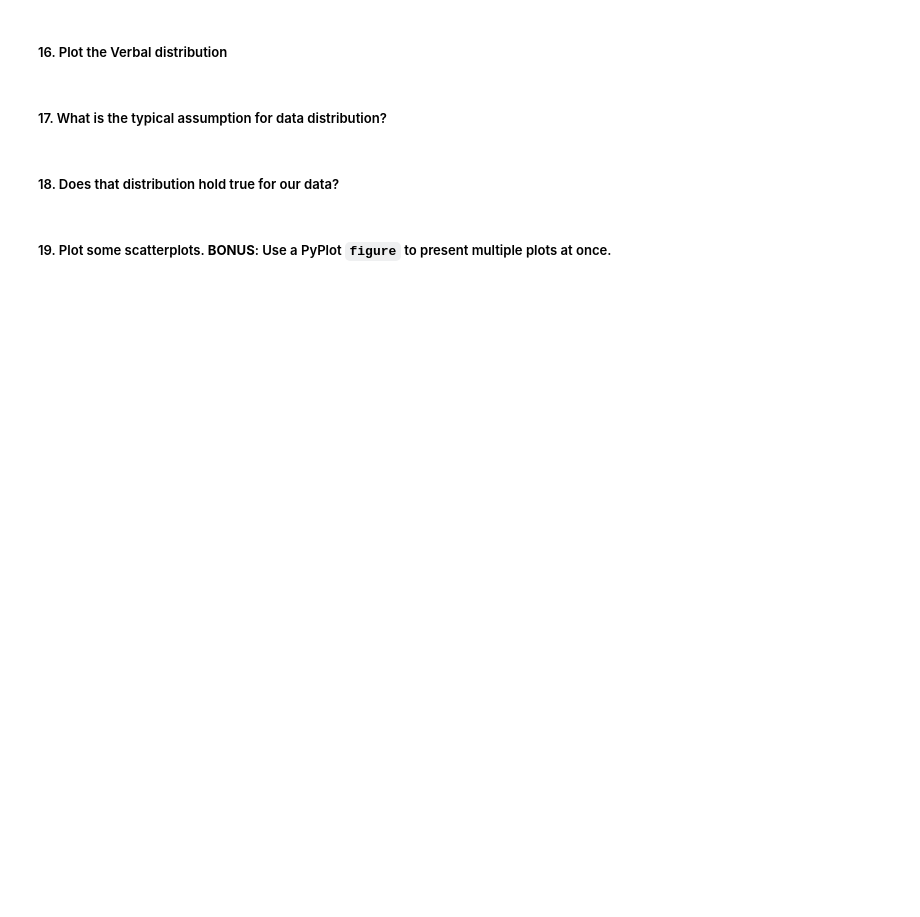
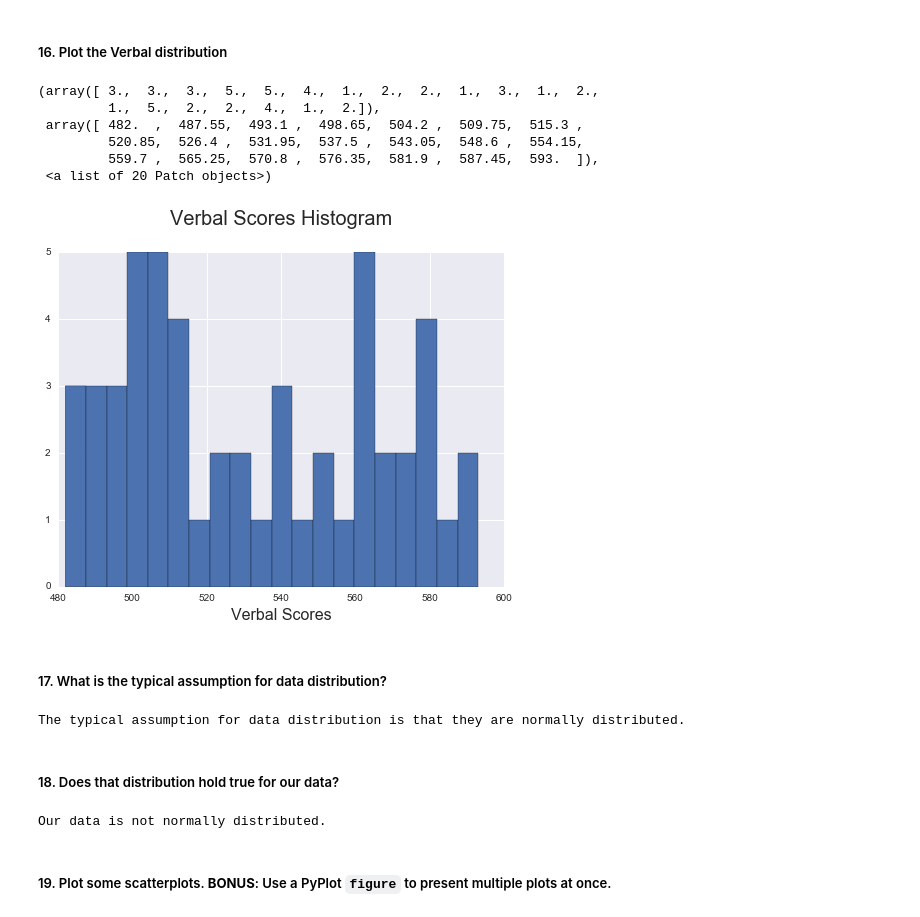
Before and after one commit to sanglee1214/Pandas, a Jupyter notebook: Project/Project 1/starter-code/project_1.ipynb, the cells around one changed output. Saved outputs shown, nothing was run; the diff lists cells and outputs as text; code cells hidden in the pictures; blank space fills up the shorter version.

```diff
--- a/Project/Project 1/starter-code/project_1.ipynb
+++ b/Project/Project 1/starter-code/project_1.ipynb
@@ -166,8 +227,30 @@ mathColumn
 # %% [markdown]
 ##### 16. Plot the Verbal distribution
+# %%
+fig = plt.figure(figsize=(8,6))
+axes = fig.gca()
+axes.set_title('Verbal Scores Histogram\n',fontsize = 20)
+axes.set_xlabel('Verbal Scores', fontsize = 16)
+plt.hist(noStateDict['verbalColumn'], bins = 20)
+# %% [output]
+(array([ 3.,  3.,  3.,  5.,  5.,  4.,  1.,  2.,  2.,  1.,  3.,  1.,  2.,
+         1.,  5.,  2.,  2.,  4.,  1.,  2.]),
+ array([ 482.  ,  487.55,  493.1 ,  498.65,  504.2 ,  509.75,  515.3 ,
+         520.85,  526.4 ,  531.95,  537.5 ,  543.05,  548.6 ,  554.15,
+         559.7 ,  565.25,  570.8 ,  576.35,  581.9 ,  587.45,  593.  ]),
+ <a list of 20 Patch objects>)
+[figure, added]
 # %% [markdown]
 ##### 17. What is the typical assumption for data distribution?
+# %%
+print "The typical assumption for data distribution is that they are normally distributed."
+# %% [output]
+The typical assumption for data distribution is that they are normally distributed.
 # %% [markdown]
 ##### 18. Does that distribution hold true for our data?
+# %%
+print "Our data is not normally distributed."
+# %% [output]
+Our data is not normally distributed.
 # %% [markdown]
 ##### 19. Plot some scatterplots. **BONUS**: Use a PyPlot `figure` to present multiple plots at once.
```
Also changed, not shown: parts of 16 cells of this notebook, 13 other files.
